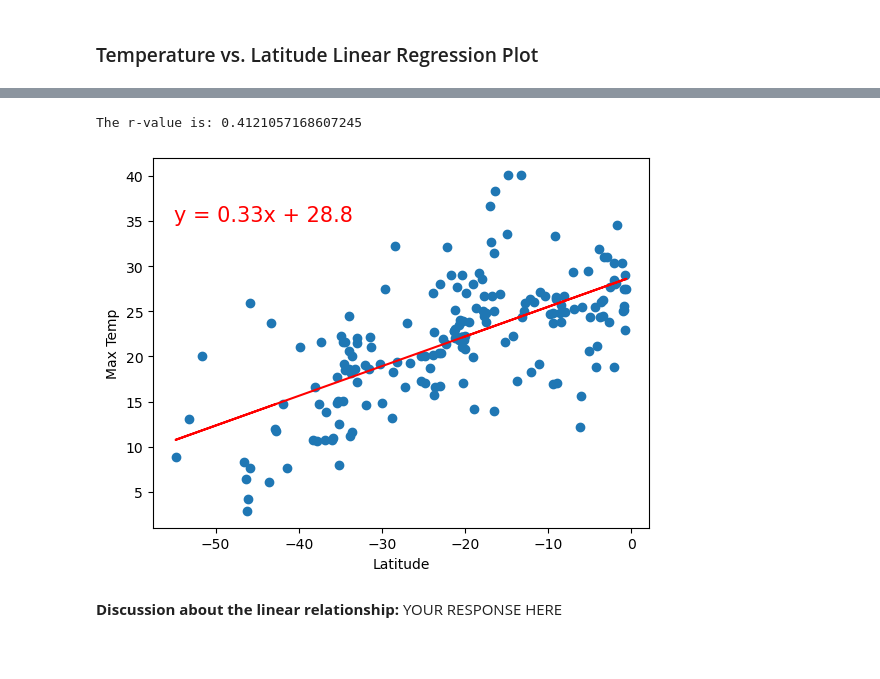
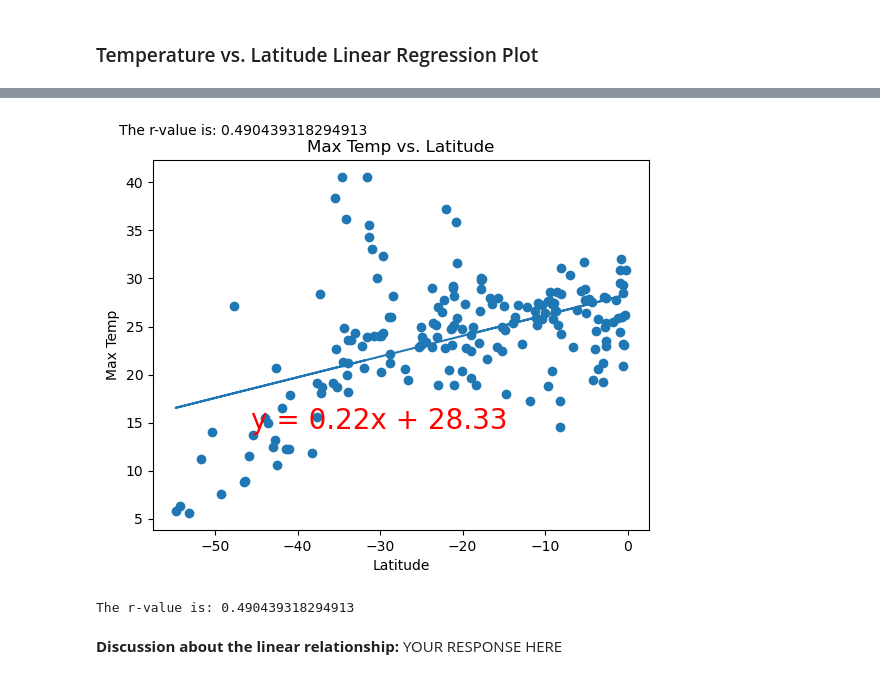
Before and after one commit to dcheung0720/python-api-challenge, a Jupyter notebook: WeatherPy/WeatherPy.ipynb, the cells around one changed output, grey strips where cells are left out. Saved outputs shown, nothing was run; the diff lists cells and outputs as text; code cells hidden in the pictures; blank space fills up the shorter version.

```diff
--- a/WeatherPy/WeatherPy.ipynb
+++ b/WeatherPy/WeatherPy.ipynb
@@ -283,3 +280,39 @@ plt.show()
+# %%
+# Define a function to create Linear Regression plots
+# YOUR CODE HERE
+def create_linear_regression(x_data, y_data, xlabel, ylabel):
+    lr = linregress(x_data, y_data)
+
+    slope = lr.slope
+    y_int = lr.intercept
+
+    #plot the scatter
+    plt.scatter(x_data, y_data)
+
+    #regression line
+    plt.plot(x_data, x_data*slope + y_int)
+
+    #labels
+    plt.xlabel(xlabel)
+    plt.ylabel(ylabel)
+    plt.title(f"{ylabel} vs. {xlabel}")
+
+    #equation text
+    equation_text = f"y = {round(slope, 2)}x + {round(y_int, 2)}"
+    x = x_data.min() + (x_data.max() - x_data.min())/6
+    y = y_data.min() + (y_data.max() - y_data.min())*1/4
+    plt.text(x, y, equation_text, fontsize=20, color = "red")
+
+    #r value text
+    x = x_data.min() - (x_data.max() - x_data.min())/8
+    y = y_data.max() + (y_data.max() - y_data.min())/8
+    r_value_text = f"The r-value is: {lr.rvalue}"
+    plt.text(x, y, r_value_text, fontsize=10)
+
+    plt.show()
+
+    #returns the linear regression data
+    return lr
 # %%
 # Create a DataFrame with the Northern Hemisphere data (Latitude >= 0)
 # YOUR CODE HERE
@@ -319,8 +356,10 @@ The r-value is: 0.7161472181434118
 # %%
 # Linear regression on Southern Hemisphere
 # YOUR CODE HERE
+lr_data = create_linear_regression(southern_hemi_df["Lat"], southern_hemi_df["Max Temp"], "Latitude", "Max Temp")
+print(f"The r-value is: {lr_data.rvalue}")
 # %% [output]
+[figure, new version]
-The r-value is: 0.4121057168607245
+The r-value is: 0.490439318294913
-[figure, old version]
 # %% [markdown]
 **Discussion about the linear relationship:** YOUR RESPONSE HERE
```
Also changed, not shown: parts of 26 cells of this notebook.
